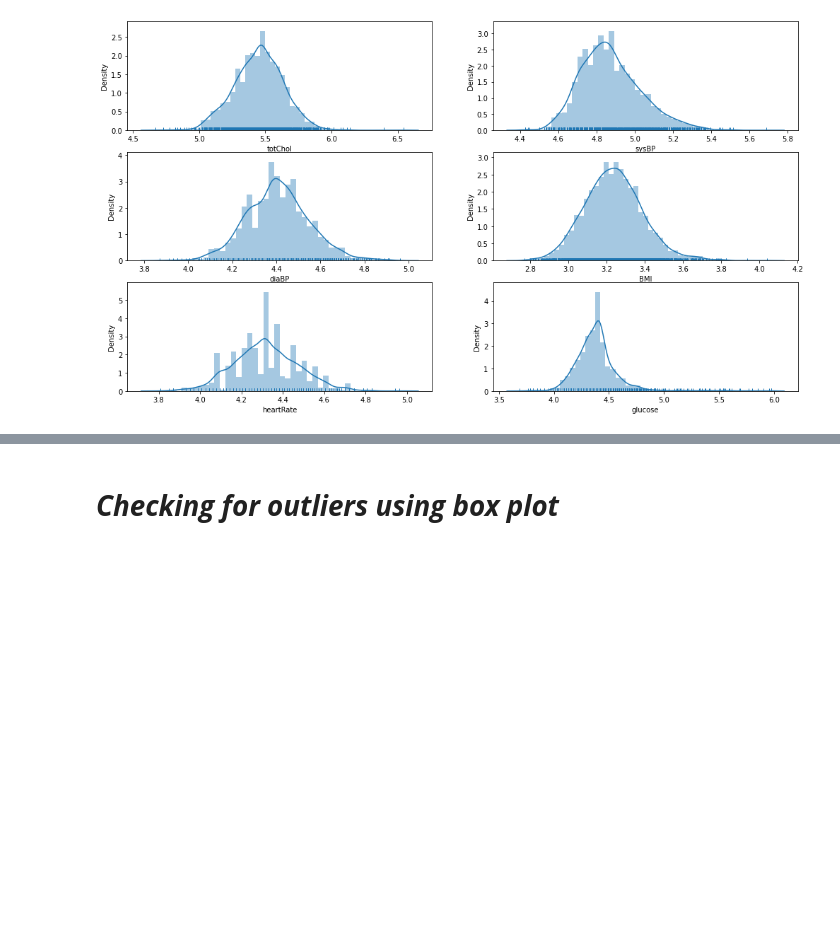
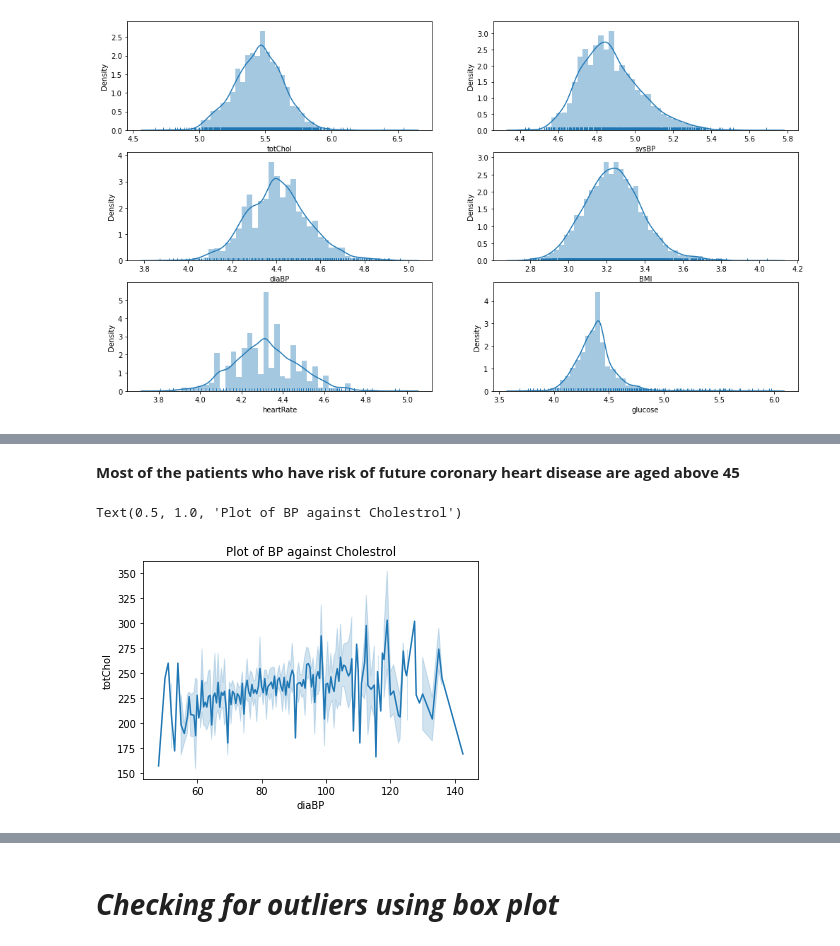
Before and after one commit to SuhasTantri/Cardiovascular-Classification, a Jupyter notebook: Raghavendra_Suhas_Team_Cardiovascular_prediction_project.ipynb, the cells around one changed output, grey strips where cells are left out. Saved outputs shown, nothing was run; the diff lists cells and outputs as text; code cells hidden in the pictures; blank space fills up the shorter version.

```diff
--- a/Raghavendra_Suhas_Team_Cardiovascular_prediction_project.ipynb
+++ b/Raghavendra_Suhas_Team_Cardiovascular_prediction_project.ipynb
@@ -185,0 +238,8 @@ for i in range(len(dist_col)):
+# %% [markdown]
+**Most of the patients who have risk of future coronary heart disease are aged above 45**
+# %%
+sns.lineplot(data=df,x=df['diaBP'],y=df['totChol'])
+plt.title('Plot of BP against Cholestrol')
+# %% [output]
+Text(0.5, 1.0, 'Plot of BP against Cholestrol')
+[figure, added]
```
Also changed, not shown: parts of 9 cells of this notebook.
